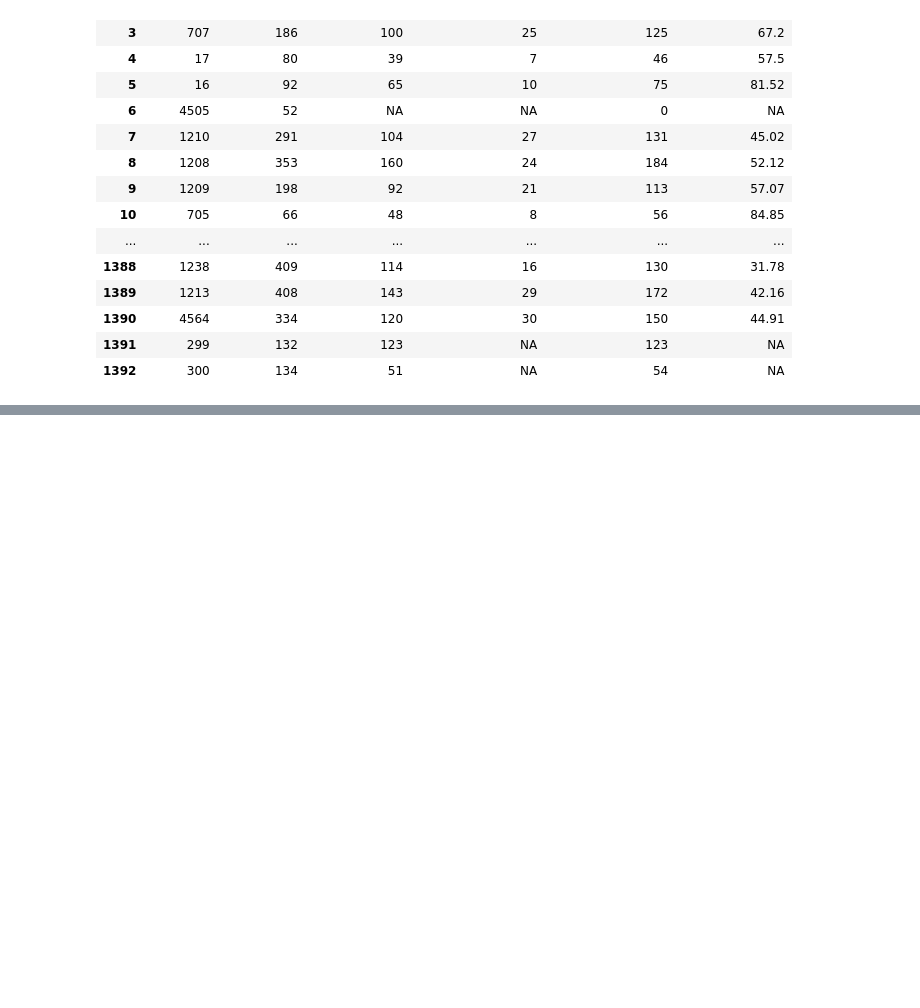
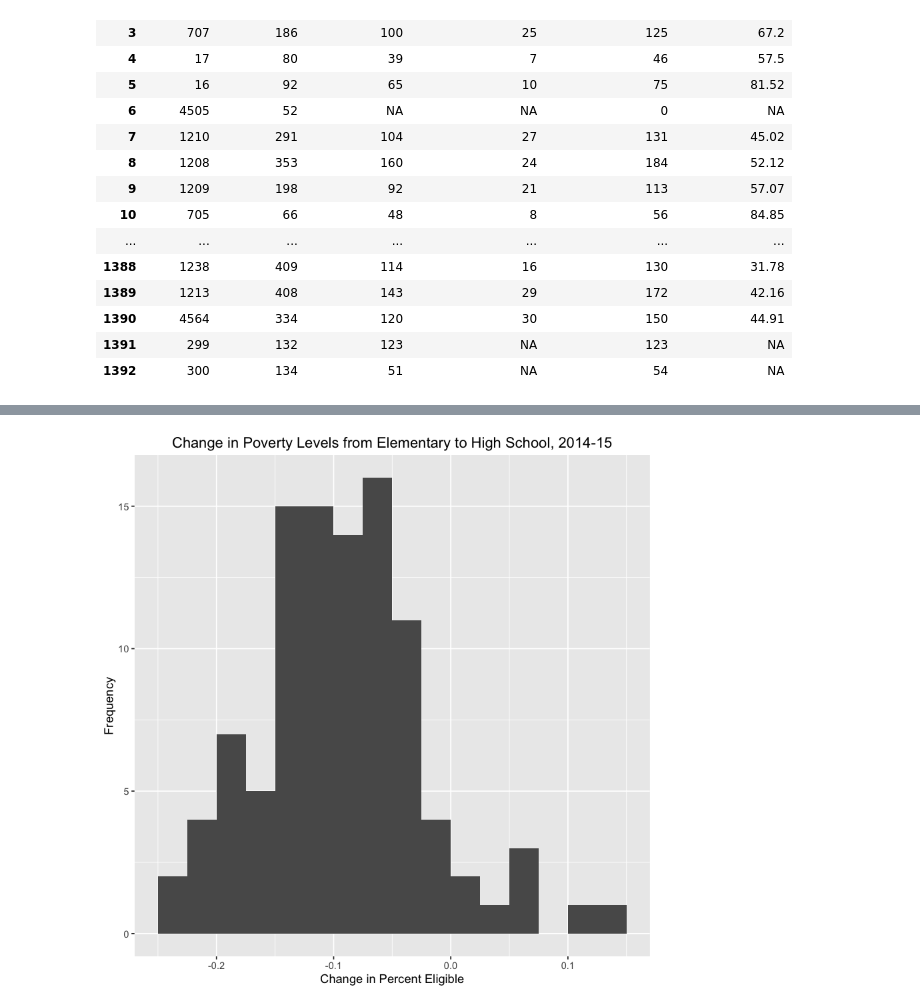
Before and after one commit to philschatz/ed-pathways, a Jupyter notebook: analysis/poverty_by_school_type_R.ipynb, the cells around one changed output, grey strips where cells are left out. Drawn from its saved outputs; the diff is of its cells as text; code cells hidden in the pictures; blank space fills up the shorter version.

```diff
--- a/analysis/poverty_by_school_type_R.ipynb
+++ b/analysis/poverty_by_school_type_R.ipynb
@@ -49,28 +169,6 @@ poverty
 # %%
-# Eliminate incomplete cases
-poverty <- poverty[complete.cases(poverty), ]
-
-# Read in school data, remove duplicated row (Chief Joseph)
-schools <- read.csv("../data/schools.csv")
-schools <- schools[-613,]
-
-# Read in SchoolType data
-types <- read.csv("../data/RCmediaSchoolsAggregate.csv")[, c(4,8)]
-
-# Merge the collected data into one data frame
-poverty_by_type <- merge(poverty[, c(1,2,5)], schools)
-poverty_by_type <- merge(poverty_by_type, types)
-
-# Add together the Enrollment and EligibleStidents data for all rows
-# that have the same District and SchoolType, thus giving poverty
-# totals for each District across SchoolTypes (ain't R great?)
-poverty_by_type <- aggregate(
-  cbind(Enrollment, EligibleStudents) ~ District + SchoolType,
-  poverty_by_type,
-  FUN = sum
-  )
 # Compute a percentage in poverty for each District + SchoolType
-poverty_by_type$poverty <- poverty_by_type$EligibleStudents / poverty_by_type$Enrollment
+poverty_by_type$poverty <- poverty_by_type$Eligible_Students / poverty_by_type$Enrollment
 # Subset the columns to what we still care about
 poverty_by_type <- poverty_by_type[, c(1,2,5)]
 # Instead of three rows for each District (one for each SchoolType),
@@ -79,8 +177,5 @@ poverty_by_type <- dcast(poverty_by_type, District ~ SchoolType, value.var = 'po
 # Drop Districts for which we don't have at least one of each SchoolType
 # and reorder columns
 poverty_by_type <- poverty_by_type[complete.cases(poverty_by_type), c(1,2,4,3)]
-# Compute difference in poverty between High School and Elementary
-# within Districts--is it negative as we suspect?
-poverty_by_type$EH <- poverty_by_type$H - poverty_by_type$E
-hist(poverty_by_type$EH)
+poverty_by_type
 # %% [output]
@@ -87,0 +218,11 @@ hist(poverty_by_type$EH)
+# %%
+# We plot a histogram of the differences between
+# high school and elementary school poverty within districts
+g <- ggplot(poverty_by_type, aes(EH))
+g <- g + geom_histogram(binwidth = 0.025, center=0.0125)
+g <- g + xlab("Change in Percent Eligible")
+g <- g + ylab("Frequency")
+g <- g + ggtitle("Change in Poverty Levels from Elementary to High School, 2014-15")
+g
+# %% [output]
+[figure, added]
```
Also changed, not shown: parts of 7 cells of this notebook, 6 other files.
